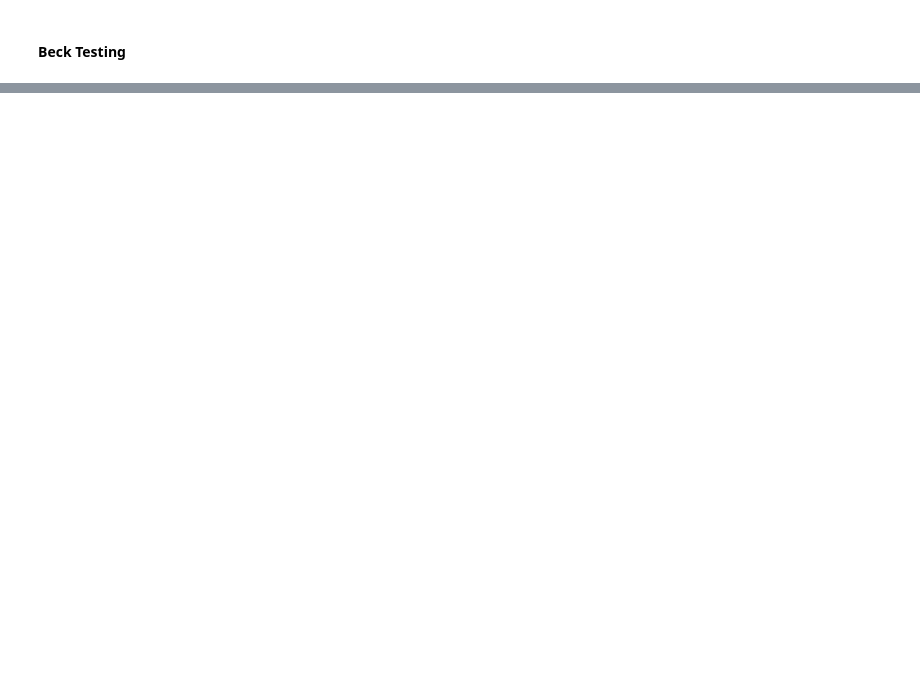
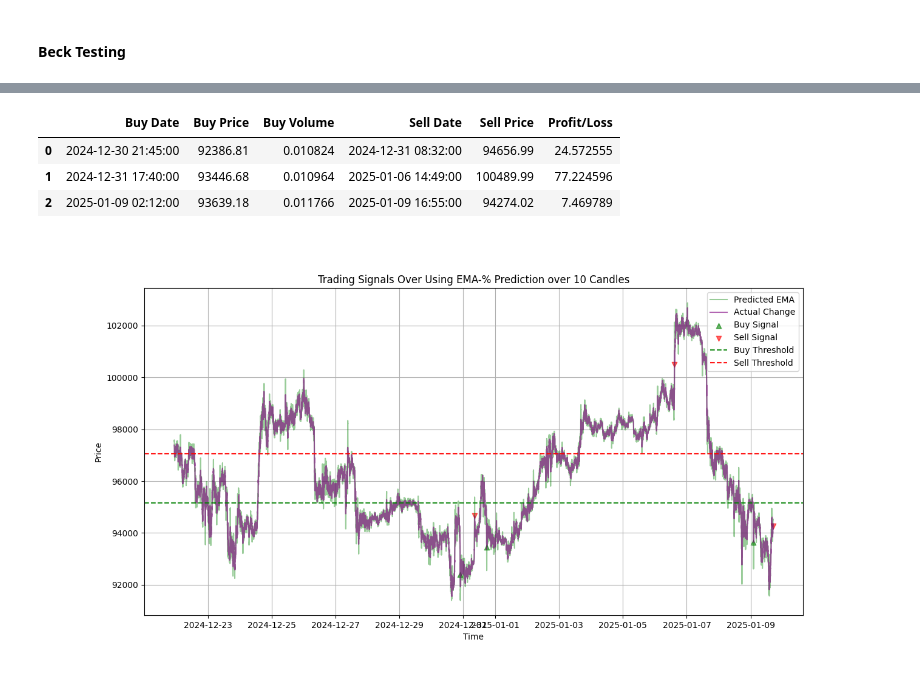
Before and after one commit to eycewind/binbot, a Jupyter notebook: linear-1min-rnn.ipynb, the cells around one changed output, grey strips where cells are left out. Cells and saved outputs as stored; diff of their text form; code cells hidden in the pictures; blank space fills up the shorter version.

Commit message:
best ema-5 model sofar

```diff
--- a/linear-1min-rnn.ipynb
+++ b/linear-1min-rnn.ipynb
@@ -287,7 +294,7 @@ joblib.dump(model, 'lstm_10candles_1min.joblib')
 Load previously trained model
 # %%
 # load the best model
-model = joblib.load('lstm_5candles_1min.joblib')
+model = joblib.load('lstm_10candles_1min_ema5.joblib')
 # %%
 print(f"Target abs mean: {y_test.abs().mean()}")
 print(f"Target std deviation: {y_test.std()}")
@@ -419,7 +389,7 @@ plt.show()
 # %%
 # Define buy and sell thresholds (e.g., absolute differences in predicted vs. actual price)
-sell_thresholds = np.arange(predict_ch_min, -0.0001, 0.005)  # Thresholds for when to "Sell"; Sell when price is predicted to go down
-buy_thresholds = np.arange(0.0001, predict_ch_max, 0.005)   # Thresholds for when to "Buy"; buy when price is predicted to go up
+buy_thresholds = np.arange(predict_ch_min.values, -0.01, 0.005)  # Thresholds for when to "Sell"; Sell when price is predicted to go down
+sell_thresholds = np.arange(0.01, predict_ch_max.values, 0.005)   # Thresholds for when to "Buy"; buy when price is predicted to go up
 
 best_buy_threshold = None
 best_sell_threshold = None
@@ -435,8 +405,8 @@ for buy_th in buy_thresholds:
     for sell_th in sell_thresholds:
         # Generate signals
         trading_signals = [
-            -1 if pred < sell_th else 1 if pred > buy_th else 0
-            for pred in results_df['Predicted Change']
+            -1 if pred > sell_th else 1 if pred < buy_th else 0
+            for pred in predictions
         ]
 
         # Simulate trades and calculate performance
@@ -463,11 +448,15 @@ Best Performance: 11.989245237638102
+# %%
+best_buy_threshold = -1.1169685935974183
+best_sell_threshold = 0.8749999999999999
 # %%
 # Define buy & sell thrsholds
 buy_threshold = best_buy_threshold
 sell_threshold = best_sell_threshold
+
 # Generate signals with reversed logic
 trading_signals = [
-    -1 if pred < sell_threshold else 1 if pred > buy_threshold else 0
-    for pred in results_df['Predicted Change']
+    -1 if pred > sell_threshold else 1 if pred < buy_threshold else 0
+    for pred in results_df['Predictions']
 ]
 
 balance = INITIAL_BALANCE
@@ -526,7 +515,7 @@ for index, row in results_df.iterrows():
 
 # Final portfolio value
 if position > 0:
-    final_price = results_df.iloc[-1]['Predicted Price']
+    final_price = results_df.iloc[-1]['close']
     final_profit_loss = (final_price - buy_price) * buy_volume
     balance = final_price * buy_volume  # Update balance with remaining shares
     trading_log.append({
@@ -550,3 +539,62 @@ Net Profit: $16.15
+# %%
+trading_log_df.head()
+# %% [output]
+|  | Buy Date | Buy Price | Buy Volume | Sell Date | Sell Price | Profit/Loss |
+| 0 | 2024-12-30 21:45:00 | 92386.81 | 0.010824 | 2024-12-31 08:32:00 | 94656.99 | 24.572555 |
+| 1 | 2024-12-31 17:40:00 | 93446.68 | 0.010964 | 2025-01-06 14:49:00 | 100489.99 | 77.224596 |
+| 2 | 2025-01-09 02:12:00 | 93639.18 | 0.011766 | 2025-01-09 16:55:00 | 94274.02 | 7.469789 |
+# %%
+# Plot the predicted prices
+plt.clf()
+plt.figure(figsize=(14, 7))
+# plt.plot(results_df.index, results_df['ema_5'], label='EMA-5', color='blue', alpha=0.4)
+plt.plot(results_df.index, results_df['predicted_ema_5'], label='Predicted EMA', color='green', alpha=0.4)
+plt.plot(results_df.index, results_df['close'], label='Actual Change', color='purple', alpha=0.6)
+
+
+# Use trading_log_df for Buy and Sell points
+buy_signals = trading_log_df.dropna(subset=['Buy Date'])
+sell_signals = trading_log_df.dropna(subset=['Sell Date'])
+
+# Map Buy/Sell signals to values from results_df['close']
+buy_close_prices = [results_df.loc[row['Buy Date'], 'close'] for _, row in buy_signals.iterrows()]
+sell_close_prices = [results_df.loc[row['Sell Date'], 'close'] for _, row in sell_signals.iterrows()]
+
+# Plot Buy signals as green squares at actual 'close' prices
+plt.scatter(
+    buy_signals['Buy Date'],
+    buy_close_prices,
+    label='Buy Signal',
+    color='green',
+    marker='^',
+    alpha=0.6
+)
+
+# Plot Sell signals as red circles at actual 'close' prices
+plt.scatter(
+    sell_signals['Sell Date'],
+    sell_close_prices,
+    label='Sell Signal',
+    color='red',
+    marker='v',
+    alpha=0.6
+)
+
+
+
+# Add buy and sell thresholds
+plt.axhline(y=results_df['ema_5'].mean()*(1+buy_threshold/100), color='green', linestyle='--', label='Buy Threshold', alpha=0.9)
+plt.axhline(y=results_df['ema_5'].mean()*(1+sell_threshold/100), color='red', linestyle='--', label='Sell Threshold', alpha=0.9)
+
+# Add labels, title, legend, and grid
+plt.title("Trading Signals Over Using EMA-% Prediction over 10 Candles")
+plt.xlabel("Time")
+plt.ylabel("Price")
+plt.legend()
+plt.grid(True)
+plt.show()
+# %% [output]
+[figure, added]
 # %%
 # Plot the predicted prices
 plt.clf()
```
Also changed, not shown: parts of 21 cells of this notebook, 9 other files.
